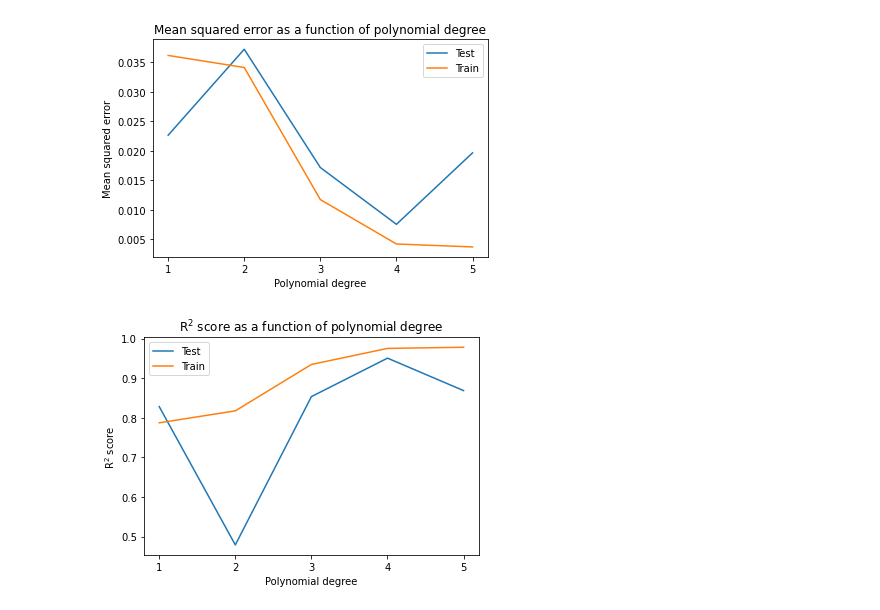
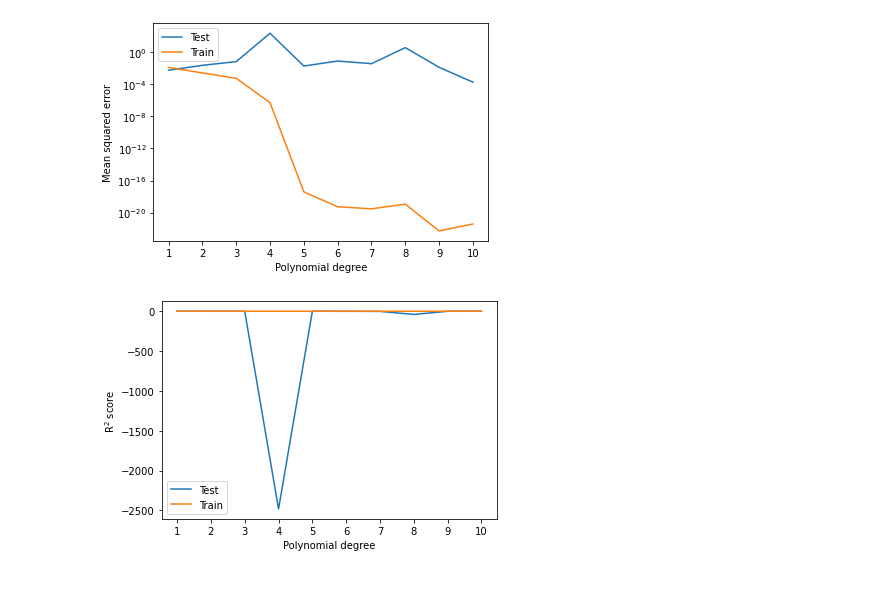
Before and after one commit to OdaLangrekken/FYS-STK4155, a Jupyter notebook: Project1/notebooks/OLS_Franke.ipynb, the cells around one changed output. Cells and saved outputs as stored; diff of their text form; code cells hidden in the pictures.

```diff
--- a/Project1/notebooks/OLS_Franke.ipynb
+++ b/Project1/notebooks/OLS_Franke.ipynb
@@ -19,9 +23,15 @@ from error_metrics import R2, MSE
+# %%
+# Choose hyperparameters for model
+pol_degree = 10
+data_size = 20
+test_size = 0.2
+error_std = 0.5
 # %%
 # Make data
-x = np.arange(0, 1, 0.05)
-y = np.arange(0, 1, 0.05)
+x = np.random.uniform(0, 1, data_size)
+y = np.random.uniform(0, 1, data_size)
 
-z = FrankeFunction(x, y)
+z = FrankeFunction(x, y) + np.random.normal(loc=0, scale=error_std)
 # %%
 # Define empty list in which to store the MSE and R2 errors
 mses = []
@@ -30,11 +40,11 @@ r2s = []
 r2s_train = []
 
 # Train and test model for different polynomial derees
-for i in range(1, 6):
+for i in range(1, pol_degree+1):
     X = create_design_matrix(x, y, i)
 
     # Split data in train and test
-    X_train, X_test, z_train, z_test = train_test_split(X, z, test_size = 0.2)
+    X_train, X_test, z_train, z_test = train_test_split(X, z, test_size = test_size)
 
     # Train model
     lr = LinearModel()
@@ -57,10 +64,10 @@ from plotting import plot_mse_per_poldegree, plot_R2_per_poldegree
 # %%
 # Plot MSE
-plot_mse_per_poldegree(mses_train, mses, pol_degree=5)
+plot_mse_per_poldegree(mses_train, mses, pol_degree=pol_degree, save_plot = True, save_title = 'OLS_MSE_n=' + str(data_size) + ', sigma=' + str(error_std))
 # %% [output]
-[figure, old version]
+[figure, new version]
 # %%
 # Plot R2
-plot_R2_per_poldegree(r2s_train, r2s, pol_degree=5)
+plot_R2_per_poldegree(r2s_train, r2s, pol_degree=pol_degree, save_plot = True, save_title = 'OLS_R2_n=' + str(data_size) + ', sigma= ' + str(error_std))
 # %% [output]
-[figure, old version]
+[figure, new version]
```
Also changed, not shown: parts of 5 cells of this notebook, 39 other files.
